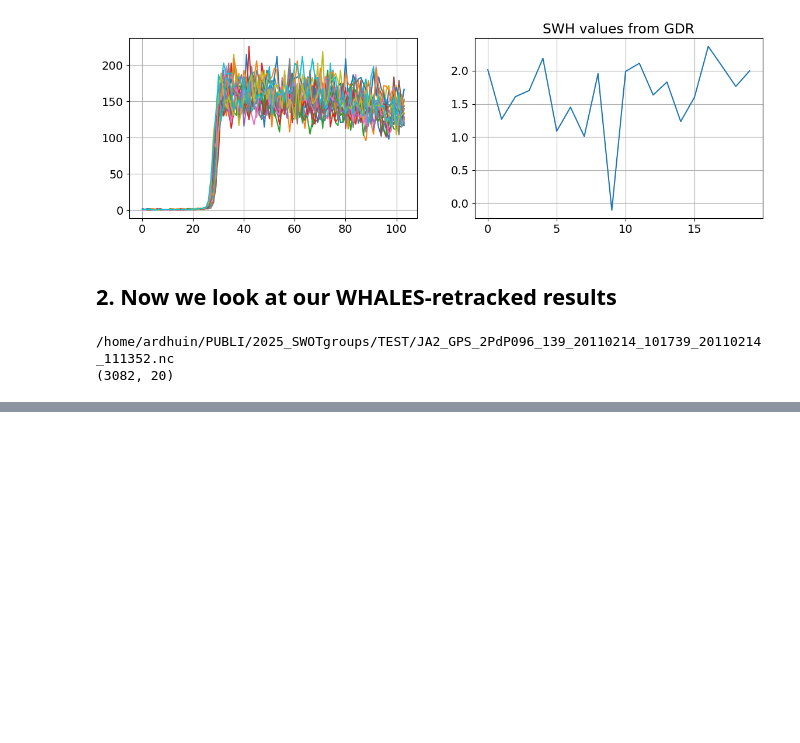
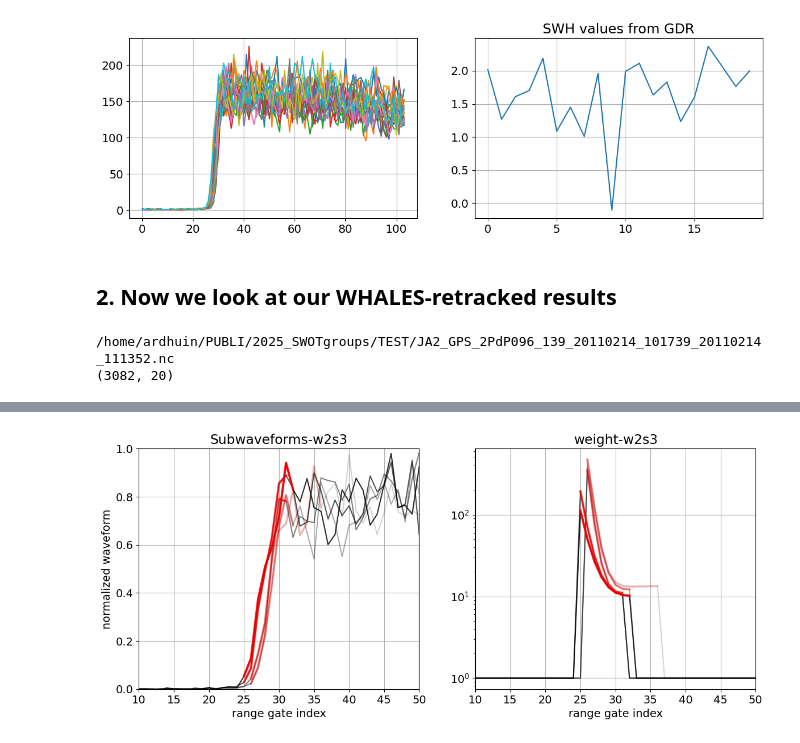
Before and after one commit to ne62rut/whales, a Jupyter notebook: scripts/WHALES_test_J2.ipynb, the cells around one changed output, grey strips where cells are left out. Saved outputs shown, nothing was run; the diff lists cells and outputs as text; code cells hidden in the pictures; blank space fills up the shorter version.

```diff
--- a/scripts/WHALES_test_J2.ipynb
+++ b/scripts/WHALES_test_J2.ipynb
@@ -252,5 +259,5 @@ S2: (3082, 20, 104) ## [20.363445 19.69203  20.361666 20.067467 20.22943  20.263
 # %%
-# BLOOMS
+# Specific plots for sigma0-BLOOMS
 
 Hs0=S0['swh.07'][:].values
 lat0=S0['glat.00'][:].values
@@ -266,58 +273,59 @@ latr=[lat1,28]
 inds=np.where(S1.lat_20hz[:,0] >lat1)[0][0:40]
 latss=Sg.lat_20hz[inds,:].values.flatten()
 
-
+##############   plot of sigma0 along-track
 fig,axs = plt.subplots(1,1,figsize=(10,5))
 ax = axs
 im=ax.plot(latss,Sg.sig0_20hz_ku[inds,:].values.flatten(),c='g',label='GDR')
+ax.set_title('sigma0 along-track variation')
+ax.set_ylabel('sigma0 (dB)')
+ax.set_xlabel('latitude')
 
+
+##############   plot of waveforms
 fig,axs = plt.subplots(1,1,figsize=(10,5))
 [n1,n2,n3]=Sg.waveforms_20hz_ku[inds,:].shape
 print('dims;',n1,n2,n3)
 waveforms=Sg.waveforms_20hz_ku[inds,:].values.reshape((n1*n2,n3))
 ax = axs
 im=ax.pcolormesh(waveforms.T)
+ax.set_title('waveforms')
+ax.set_ylabel('range gate index')
+ax.set_xlabel('latitude')
 
-
-
+##############   impact of sigma0 on SWH
 fig,axs = plt.subplots(1,1,figsize=(10,5))
 ax = axs
 im=ax.plot(latss,Sg.swh_20hz_ku[inds,:].values.flatten(),c='g',label='GDR')
-im=ax.plot(latss,Hsi2[inds,:].flatten(),c='k',label='CCI-v3')
-im=ax.plot(latss,S1.swh_WHALES_20hz[inds,:].values.flatten(),c='r',alpha=0.5,label='WHALES')
-im=ax.plot(latss,S2.swh_WHALES_20hz[inds,:].values.flatten(),c='b',alpha=0.5,label='WHALES-w2')
-im=ax.scatter(S2.lat_20hz[inds,10],np.median(S2.swh_WHALES_20hz[inds,:],axis=1),c='r',s=50,label='WHALES-w2')
+im=ax.plot(latss,S1.swh_WHALES_20hz[inds,:].values.flatten(),c='k',alpha=0.5,label='WHALES-'+tag1)
+im=ax.plot(latss,S2.swh_WHALES_20hz[inds,:].values.flatten(),c='b',alpha=0.5,label='WHALES-'+tag2)
+im=ax.scatter(S2.lat_20hz[inds,10],np.median(S2.swh_WHALES_20hz[inds,:],axis=1),c='r',s=50,label='1 Hz median WHALES-'+tag2)
+ax.set_title('wave heights from retrackers')
+ax.set_ylabel('SWH (m)')
+ax.set_xlabel('latitude')
+ax.legend(loc='lower right', fontsize=16)
 
 
+#############"  Plots medians and stds ...
 fig,axs = plt.subplots(1,3,figsize=(18,5))
 ax = axs[0]
 im=ax.plot(Sg.lat_20hz[:,0],np.median(Sg.swh_20hz_ku[:,:],axis=1),c='g',label='GDR')
-im=ax.plot(S2.lat_20hz[:,0],np.median(Hsi2[:,:],axis=1),c='k',label='CCI-v3')
-im=ax.plot(S1.lat_20hz[:,0],np.median(S1.swh_WHALES_20hz[:,:],axis=1),c='r',alpha=0.5,label='WHALES')
-im=ax.plot(S2.lat_20hz[:,0],np.median(S2.swh_WHALES_20hz[:,:],axis=1),c='b',alpha=0.5,label='WHALES-w2')
+im=ax.plot(S1.lat_20hz[:,0],np.median(S1.swh_WHALES_20hz[:,:],axis=1),c='k',alpha=0.5,label='WHALES-'+tag1)
+im=ax.plot(S2.lat_20hz[:,0],np.median(S2.swh_WHALES_20hz[:,:],axis=1),c='b',alpha=0.5,label='WHALES-'+tag2)
 
-
-#im=ax.plot(S1.startgate_WHALES)
-ax.set_ylim((0,21))
+ax.set_ylim((0,3))
 ax.set_title('median of SWH over 1 s')
 ax.set_ylabel('SWH (m)')
 ax.set_xlabel('latitude')
 ax.set_xlim(latr)
-
-#ax.set_ylim((0,6))
-#im=ax.scatter(np.nanstd(S1.swh_WHALES_20hz[:,:],axis=1),np.nanstd(S2.swh_WHALES_20hz[:,:],axis=1))
-#ax.set_xlim((0,1))
-#ax.set_xlim((0,130))
-#ax.set_ylim((0,100))
-ax.legend(loc='upper left', fontsize=16)
+ax.legend(loc='lower right', fontsize=16)
 
 
 x=np.arange(0,104,1)
 ax = axs[1]
 im=ax.plot(Sg.lat_20hz[:,0],np.nanstd(Sg.swh_20hz_ku[:,:],axis=1),c='g',label='GDR')
-im=ax.plot(S2.lat_20hz[:,0],np.nanstd(Hsi2[:,:],axis=1),c='k',label='CCI-v3')
-im=ax.plot(S1.lat_20hz[:,0],np.nanstd(S1.swh_WHALES_20hz[:,:],axis=1),c='r',alpha=0.5,label='WHALES')
-im=ax.plot(S2.lat_20hz[:,0],np.nanstd(S2.swh_WHALES_20hz[:,:],axis=1),c='b',alpha=0.5,label='WHALES-w2')
+im=ax.plot(S1.lat_20hz[:,0],np.nanstd(S1.swh_WHALES_20hz[:,:],axis=1),c='k',alpha=0.5,label='WHALES-'+tag1)
+im=ax.plot(S2.lat_20hz[:,0],np.nanstd(S2.swh_WHALES_20hz[:,:],axis=1),c='b',alpha=0.5,label='WHALES-'+tag2)
 ax.set_ylim((0,2))
 ax.set_title('std of SWH over 1 s')
 ax.set_ylabel('std(SWH) (m)')
@@ -330,21 +338,44 @@ n1=0
 nt=5
 for k in range(nt):
     im=ax.plot(x,S2.normalized_waveform[ind,k+n1,:],c='k',alpha=(k+1)/nt)
+    print('ind:',ind,k+n1,S1.lat_20hz[ind,k+n1].values,np.max(S2.normalized_waveform[ind,k+n1,98:-1]).values)
+
 axs[2].set_title('Selection of full waveforms')
 axs[2].set_xlabel('range gate index')
 axs[2].set_ylabel('normalized waveform')
-fig.savefig('J2_Kirin_subwaveforms_TEST'+tag+'_low.pdf')
+fig.savefig('J2_Kirin_waveforms_TEST'+tag+'_low.pdf')
 
 
+# Subwaveforms and weights for 1st option
 fig,axs = plt.subplots(1,2,figsize=(14,5.5))
 ax = axs[0]
-#im=ax.scatter(S1.lat_20hz[:,0],S1.swh_WHALES_20hz[:,0])
-#im=ax.scatter(S1.lat_20hz[0:-1:20,0],S1.swh_WHALES_20hz[0:-1:20,:])
+x=np.arange(0,104,1)
+for k in range(nt):
+    i1=int(S1.startgate_WHALES[ind,k+n1])
+    i2=int(S1.endgate_WHALES[ind,k+n1])
+    #im=ax.plot(S2.normalized_waveform[ind,k,:])
+    ax = axs[0]
+    im=ax.plot(x,S1.normalized_waveform[ind,k+n1,:],c='k',alpha=(k+1)/(nt+1))
+    im=ax.plot(x[i1:i2],S1.normalized_waveform[ind,k+n1,i1:i2],c='r',alpha=(k+1)/(nt+1),linewidth=3)
+    ax = axs[1]
+    im=ax.semilogy(x,S1.weights[ind,k+n1,:],c='k',alpha=(k+1)/(nt+1))
+    im=ax.semilogy(x[i1:i2],S1.weights[ind,k+n1,i1:i2],c='r',alpha=(k+1)/(nt+1),linewidth=3)
+axs[0].set_title('Subwaveforms-'+tag1)
+axs[0].set_xlabel('range gate index')
+axs[0].set_ylabel('normalized waveform')
+axs[1].set_title('weight-'+tag1)
+axs[1].set_xlabel('range gate index')
 
+
+axs[1].set_xlim(10,50)
+axs[0].set_ylim(0,1)
+axs[0].set_xlim(10,50)
+fig.savefig('J2_Kirin_subwaveforms_TEST'+tag1+'_low.pdf')
+
+# Subwaveforms and weights for second option
+fig,axs = plt.subplots(1,2,figsize=(14,5.5))
+ax = axs[0]
 x=np.arange(0,104,1)
-print('S1:',np.shape(S2.normalized_waveform),'##',S1.swh_WHALES_20hz[ind,:].values)
-print('S2:',np.shape(S2.normalized_waveform),'##',S2.swh_WHALES_20hz[ind,:].values)
-
 for k in range(nt):
     i1=int(S2.startgate_WHALES[ind,k+n1])
     i2=int(S2.endgate_WHALES[ind,k+n1])
@@ -355,23 +386,16 @@ for k in range(nt):
     ax = axs[1]
     im=ax.semilogy(x,S2.weights[ind,k+n1,:],c='k',alpha=(k+1)/(nt+1))
     im=ax.semilogy(x[i1:i2],S2.weights[ind,k+n1,i1:i2],c='r',alpha=(k+1)/(nt+1),linewidth=3)
-axs[0].set_title('Subwaveforms')
+axs[0].set_title('Subwaveforms-'+tag2)
 axs[0].set_xlabel('range gate index')
 axs[0].set_ylabel('normalized waveform')
-axs[1].set_title('weight')
+axs[1].set_title('weight-'+tag2)
 axs[1].set_xlabel('range gate index')
-#axs[1].set_ylabel('weight')
+
 
 axs[1].set_xlim(10,50)
 axs[0].set_ylim(0,1)
 axs[0].set_xlim(10,50)
-#im=ax.plot(S2.weights[ind,0,i1:i2],c='k')
-#im=ax.plot(S2.weights[ind,0,i1:i2],c='g')
-#im=ax.scatter(np.nanstd(S1.swh_WHALES_20hz[:,:],axis=1),np.nanstd(S2.swh_WHALES_20hz[:,:],axis=1))
-#ax.set_xlim((0,1))
-#ax.set_ylim((0,12))
-#ax.set_xlim((0,130))
-#ax.set_ylim((0,100))
-fig.savefig('J2_Kirin_subwaveforms_TEST'+tag+'_low.pdf')
+fig.savefig('J2_Kirin_subwaveforms_TEST'+tag2+'_low.pdf')
 # %% [output]
 dims; 40 20 104
@@ -389,3 +412,4 @@ S2: (3082, 20, 104) ## [2.0757592 2.2152035 2.6324298 2.5813203 3.2555466 3.4931
+[figure, added]
 # %%
 Hs0=S0['swh.07'][:].values
 lat0=S0['glat.00'][:].values
```
Also changed, not shown: parts of 6 cells of this notebook.
